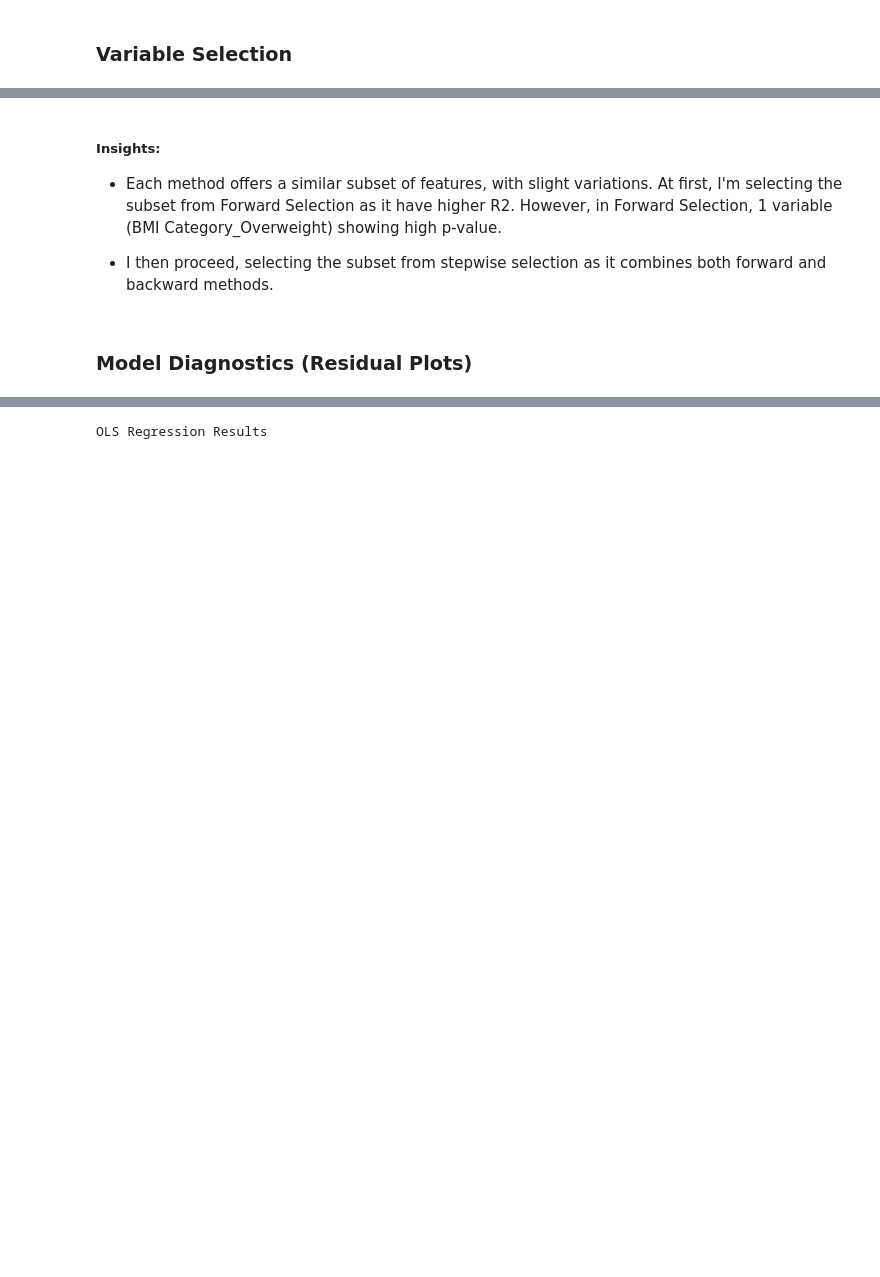
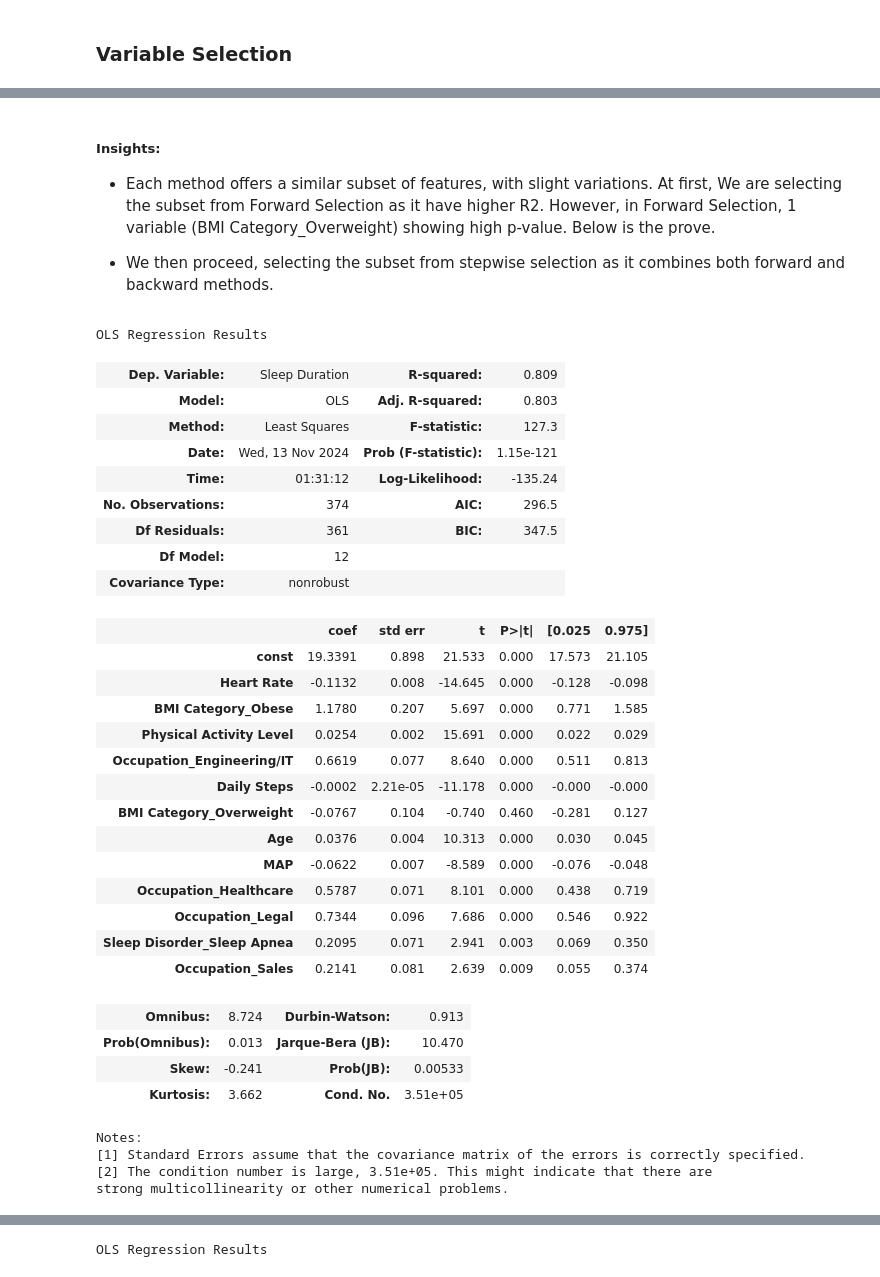
Before and after one commit to AzlinRusnan/Sleep_Quality_Analysis, a Jupyter notebook: Sleep_Duration_vs_Quality.ipynb, the cells around one changed output, grey strips where cells are left out. Saved outputs shown, nothing was run; the diff lists cells and outputs as text; code cells hidden in the pictures; blank space fills up the shorter version.

```diff
--- a/Sleep_Duration_vs_Quality.ipynb
+++ b/Sleep_Duration_vs_Quality.ipynb
@@ -528,8 +543,53 @@ Stepwise Selection Results:
 # %% [markdown]
 ##### **Insights:**
 
-- Each method offers a similar subset of features, with slight variations. At first, I'm selecting the subset from Forward Selection as it have higher R2. However, in Forward Selection, 1 variable (BMI Category_Overweight) showing high p-value.
+- Each method offers a similar subset of features, with slight variations. At first, We are selecting the subset from Forward Selection as it have higher R2. However, in Forward Selection, 1 variable (BMI Category_Overweight) showing high p-value. Below is the prove.
 
-- I then proceed, selecting the subset from stepwise selection as it combines both forward and backward methods.
+- We then proceed, selecting the subset from stepwise selection as it combines both forward and backward methods.
-# %% [markdown]
-### **Model Diagnostics (Residual Plots)**
+# %%
+# FWD
+
+X_final = X_reduced_2[
+    ['Heart Rate', 'BMI Category_Obese', 'Physical Activity Level', 'Occupation_Engineering/IT', 'Daily Steps',
+     'BMI Category_Overweight', 'Age', 'MAP', 'Occupation_Healthcare', 'Occupation_Legal', 'Sleep Disorder_Sleep Apnea', 'Occupation_Sales']]
+X_final_const = add_constant(X_final)
+
+# Fit the final model
+model_final = sm.OLS(y, X_final_const).fit()
+model_final_summary = model_final.summary()
+
+
+model_final_summary
+# %% [output]
+OLS Regression Results
+| Dep. Variable: | Sleep Duration | R-squared: | 0.809 |
+| Model: | OLS | Adj. R-squared: | 0.803 |
+| Method: | Least Squares | F-statistic: | 127.3 |
+| Date: | Wed, 13 Nov 2024 | Prob (F-statistic): | 1.15e-121 |
+| Time: | 01:31:12 | Log-Likelihood: | -135.24 |
+| No. Observations: | 374 | AIC: | 296.5 |
+| Df Residuals: | 361 | BIC: | 347.5 |
+| Df Model: | 12 |  |  |
+| Covariance Type: | nonrobust |  |  |
+|  | coef | std err | t | P>|t| | [0.025 | 0.975] |
+| const | 19.3391 | 0.898 | 21.533 | 0.000 | 17.573 | 21.105 |
+| Heart Rate | -0.1132 | 0.008 | -14.645 | 0.000 | -0.128 | -0.098 |
+| BMI Category_Obese | 1.1780 | 0.207 | 5.697 | 0.000 | 0.771 | 1.585 |
+| Physical Activity Level | 0.0254 | 0.002 | 15.691 | 0.000 | 0.022 | 0.029 |
+| Occupation_Engineering/IT | 0.6619 | 0.077 | 8.640 | 0.000 | 0.511 | 0.813 |
+| Daily Steps | -0.0002 | 2.21e-05 | -11.178 | 0.000 | -0.000 | -0.000 |
+| BMI Category_Overweight | -0.0767 | 0.104 | -0.740 | 0.460 | -0.281 | 0.127 |
+| Age | 0.0376 | 0.004 | 10.313 | 0.000 | 0.030 | 0.045 |
+| MAP | -0.0622 | 0.007 | -8.589 | 0.000 | -0.076 | -0.048 |
+| Occupation_Healthcare | 0.5787 | 0.071 | 8.101 | 0.000 | 0.438 | 0.719 |
+| Occupation_Legal | 0.7344 | 0.096 | 7.686 | 0.000 | 0.546 | 0.922 |
+| Sleep Disorder_Sleep Apnea | 0.2095 | 0.071 | 2.941 | 0.003 | 0.069 | 0.350 |
+| Occupation_Sales | 0.2141 | 0.081 | 2.639 | 0.009 | 0.055 | 0.374 |
+| Omnibus: | 8.724 | Durbin-Watson: | 0.913 |
+| Prob(Omnibus): | 0.013 | Jarque-Bera (JB): | 10.470 |
+| Skew: | -0.241 | Prob(JB): | 0.00533 |
+| Kurtosis: | 3.662 | Cond. No. | 3.51e+05 |
+Notes:
+[1] Standard Errors assume that the covariance matrix of the errors is correctly specified.
+[2] The condition number is large, 3.51e+05. This might indicate that there are
+strong multicollinearity or other numerical problems.
```
Also changed, not shown: parts of 12 cells of this notebook.
